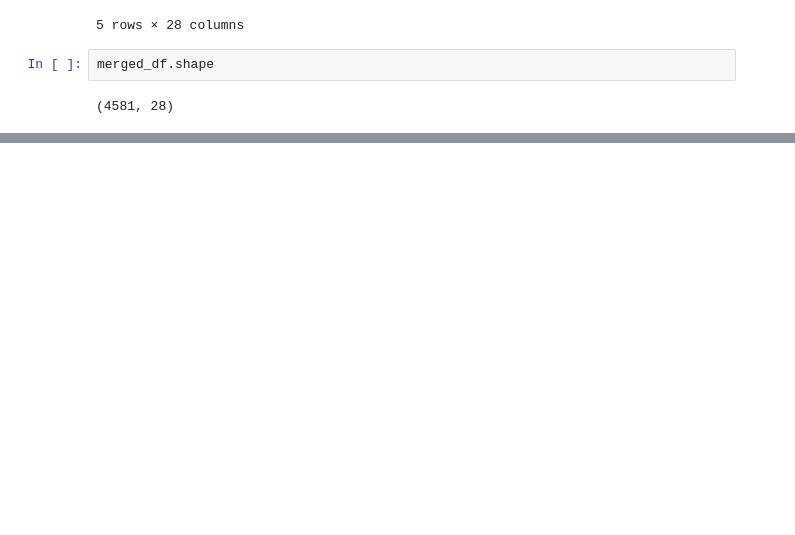
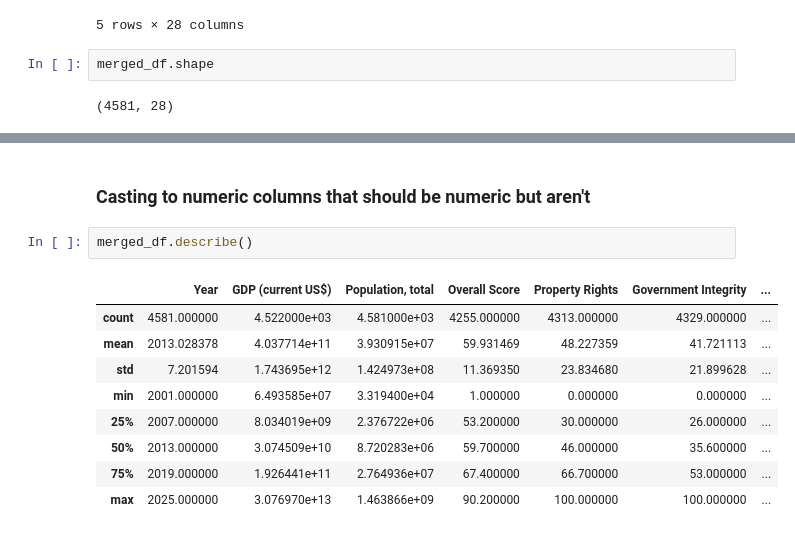
Before and after one commit to ValentimPiazera/wb-economic-freedom, a Jupyter notebook: notebooks/I-cleaning.ipynb, the cells around one changed output, grey strips where cells are left out. Drawn from its saved outputs; the diff is of its cells as text; blank space fills up the shorter version.

```diff
--- a/notebooks/I-cleaning.ipynb
+++ b/notebooks/I-cleaning.ipynb
@@ -504,0 +585,14 @@ merged_df.head()
+# %% [markdown]
+### Casting to numeric columns that should be numeric but aren't
+# %%
+merged_df.describe()
+# %% [output]
+|  | Year | GDP (current US$) | Population, total | Overall Score | Property Rights | Government Integrity | ... |
+| count | 4581.000000 | 4.522000e+03 | 4.581000e+03 | 4255.000000 | 4313.000000 | 4329.000000 | ... |
+| mean | 2013.028378 | 4.037714e+11 | 3.930915e+07 | 59.931469 | 48.227359 | 41.721113 | ... |
+| std | 7.201594 | 1.743695e+12 | 1.424973e+08 | 11.369350 | 23.834680 | 21.899628 | ... |
+| min | 2001.000000 | 6.493585e+07 | 3.319400e+04 | 1.000000 | 0.000000 | 0.000000 | ... |
+| 25% | 2007.000000 | 8.034019e+09 | 2.376722e+06 | 53.200000 | 30.000000 | 26.000000 | ... |
+| 50% | 2013.000000 | 3.074509e+10 | 8.720283e+06 | 59.700000 | 46.000000 | 35.600000 | ... |
+| 75% | 2019.000000 | 1.926441e+11 | 2.764936e+07 | 67.400000 | 66.700000 | 53.000000 | ... |
+| max | 2025.000000 | 3.076970e+13 | 1.463866e+09 | 90.200000 | 100.000000 | 100.000000 | ... |
```
Also changed, not shown: parts of 35 cells of this notebook, 1 other file.
